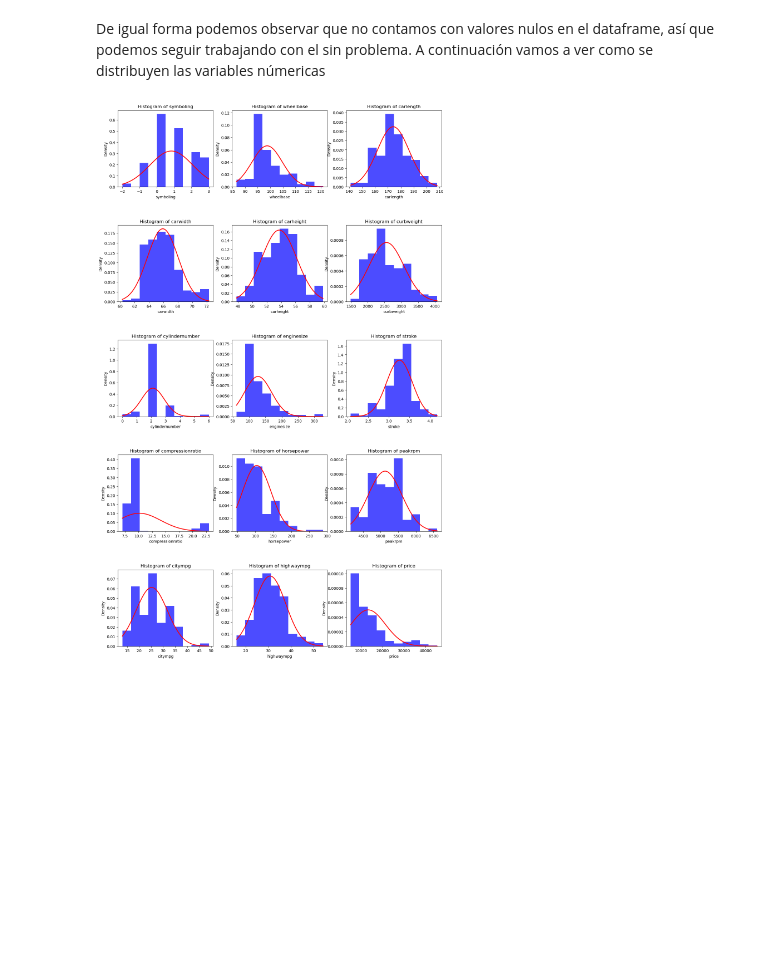
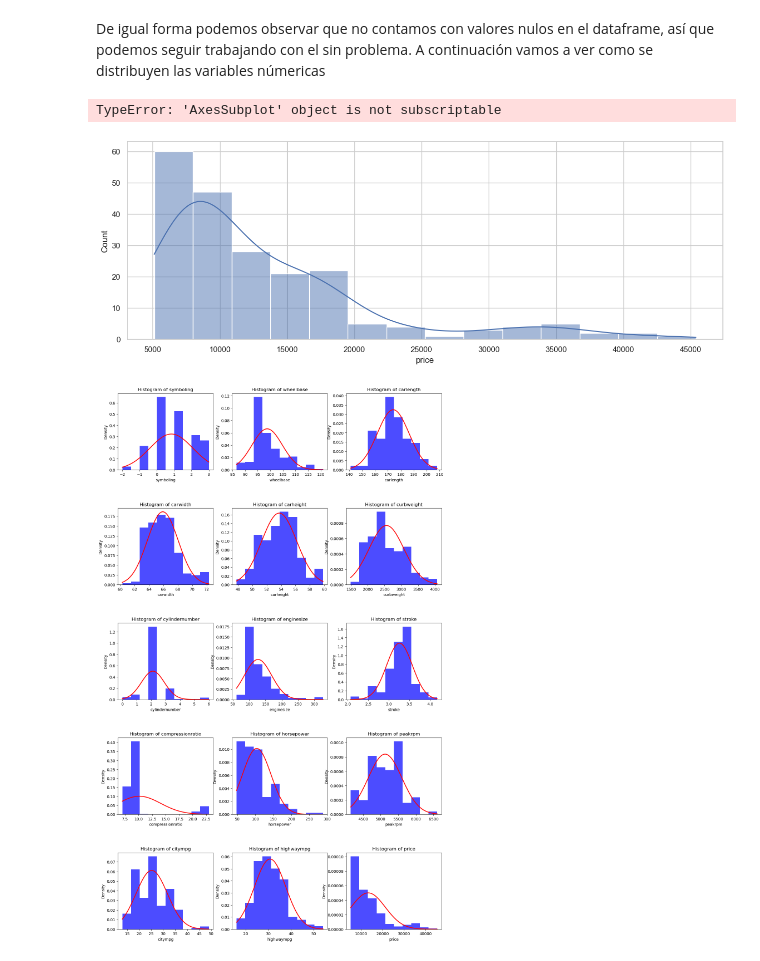
Before and after one commit to AlfredoGrcaa/LR_WO_Framework, a Jupyter notebook: final/estadistica/implementacion_estadistica.ipynb, the cells around one changed output. Saved outputs shown, nothing was run; the diff lists cells and outputs as text; code cells hidden in the pictures; blank space fills up the shorter version.

```diff
--- a/final/estadistica/implementacion_estadistica.ipynb
+++ b/final/estadistica/implementacion_estadistica.ipynb
@@ -111,6 +111,28 @@ enginetype_rotor       0
 dtype: int64
 # %% [markdown]
 De igual forma podemos observar que no contamos con valores nulos en el dataframe, así que podemos seguir trabajando con el sin problema. A continuación vamos a ver como se distribuyen las variables númericas
+# %%
+variables_a_visualizar = ['price']
+
+# Configurar el estilo de las gráficas de seaborn (opcional)
+sns.set(style="whitegrid")
+
+# Crear subplots para visualizar múltiples gráficos
+fig, axes = plt.subplots(nrows=1, ncols=len(variables_a_visualizar), figsize=(15, 5))
+
+# Generar gráficos de histograma o de densidad para cada variable
+for i, variable in enumerate(variables_a_visualizar):
+    sns.histplot(df[variable], kde=True)
+    axes[i].set_title(f'Distribución de {variable}')
+
+# Ajustar el diseño de los subplots
+plt.tight_layout()
+
+# Mostrar los gráficos
+plt.show()
+# %% [output]
+TypeError: 'AxesSubplot' object is not subscriptable
+[figure, added]
 # %%
 import pandas as pd
 import numpy as np
```
